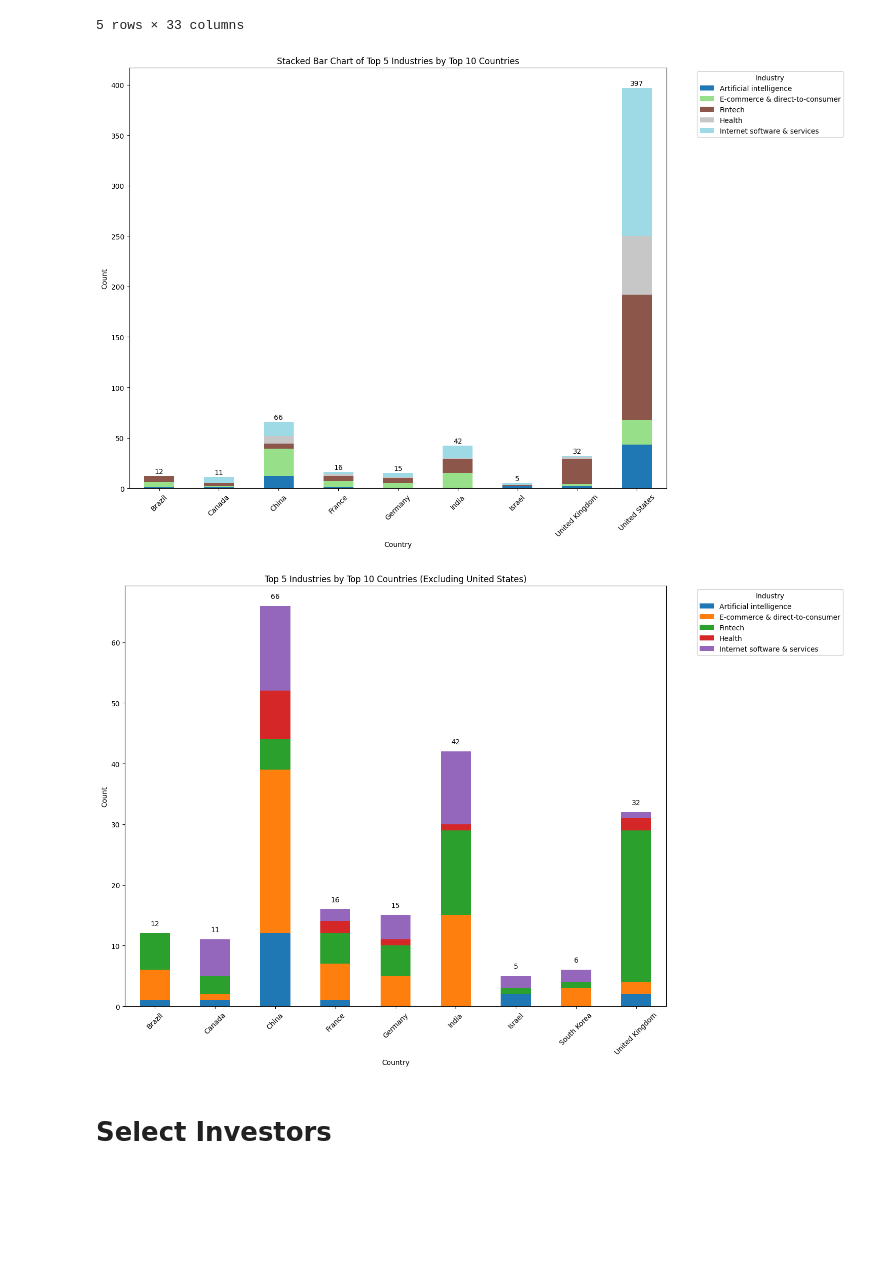
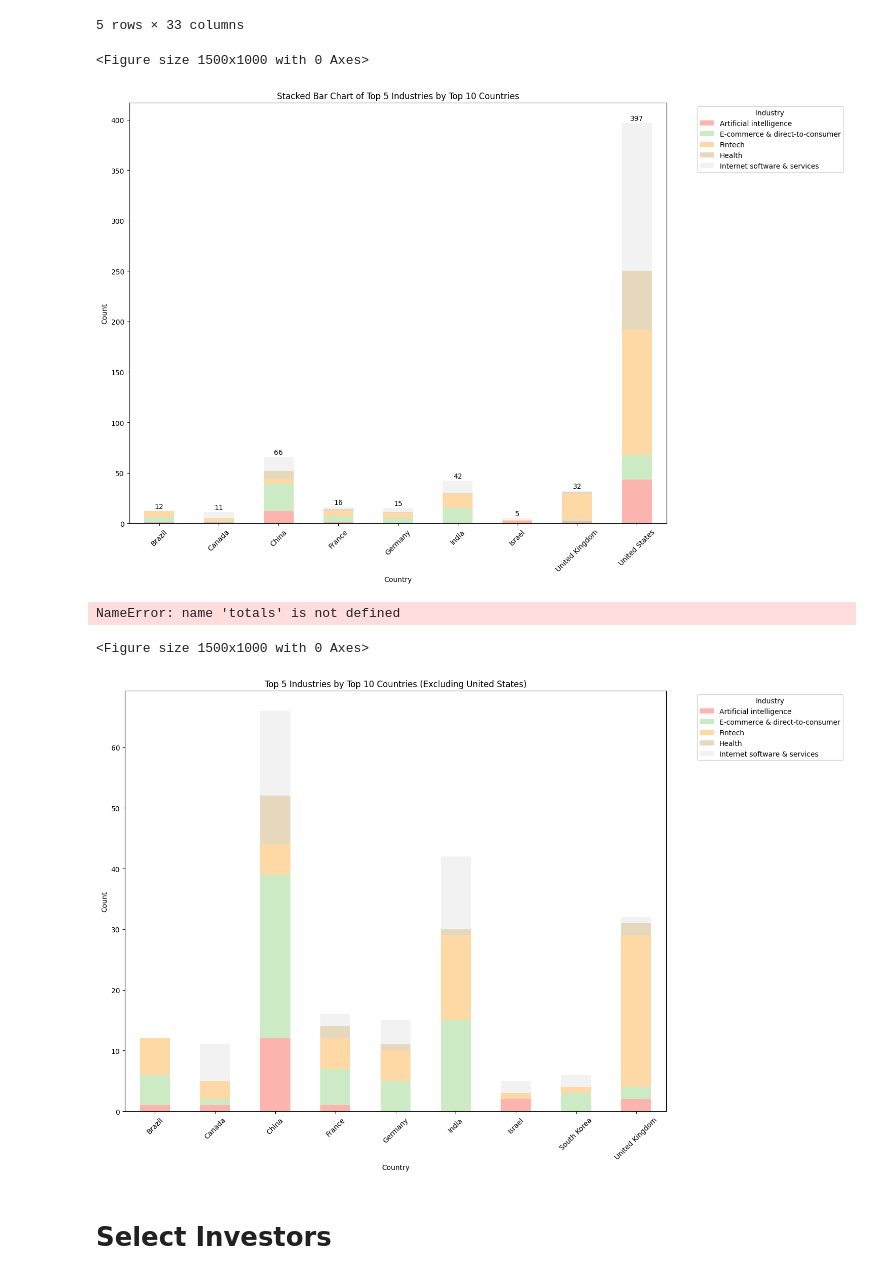
Before and after one commit to lanahuyen/Group_Project_1, a Jupyter notebook: otybaasandorj/Unicorn_oty_condensed.ipynb, the cells around one changed output. Saved outputs shown, nothing was run; the diff lists cells and outputs as text; code cells hidden in the pictures; blank space fills up the shorter version.

```diff
--- a/otybaasandorj/Unicorn_oty_condensed.ipynb
+++ b/otybaasandorj/Unicorn_oty_condensed.ipynb
@@ -222,12 +225,15 @@ filtered_data_no_us_china_top_10 = new_growth_df[new_growth_df['Country'].isin(t
 # Step 5: Group by country and aggregate sum of valuations for the top 10 countries
 country_valuations_top_10_no_us_china = filtered_data_no_us_china_top_10.groupby('Country')[['2022 Valuation', '2023 Valuation', '2024 Valuation']].sum()
 
-# Plotting
+# Define a custom color palette
+custom_palette = sns.color_palette("Set2", len(country_valuations_top_10_no_us_china.index))  # Adjust palette size as needed
+
 plt.figure(figsize=(12, 8))
 
-# Plot each country's sum of valuations as a line
-for country in country_valuations_top_10_no_us_china.index:
-    plt.plot(country_valuations_top_10_no_us_china.columns, country_valuations_top_10_no_us_china.loc[country], marker='o', label=country)
+# Plot each country's sum of valuations as a line with custom colors
+for i, country in enumerate(country_valuations_top_10_no_us_china.index):
+    plt.plot(country_valuations_top_10_no_us_china.columns, country_valuations_top_10_no_us_china.loc[country],
+             marker='o', label=country, color=custom_palette[i])
 
 # Customize labels, title, and ticks
 plt.ylabel('Sum of Valuation', fontsize=14)
@@ -273,11 +279,17 @@ filtered_crosstab = pd.crosstab(filtered_df['Country'], filtered_df['Industry'])
 country_totals = filtered_crosstab.sum(axis=1)
 
 # Step 5: Create a stacked bar chart
-ax = filtered_crosstab.plot(kind='bar', stacked=True, figsize=(15, 10), colormap='tab20')
+plt.figure(figsize=(15, 10))
+
+# Choose a pigmented pastel colormap
+pastel_colors = plt.get_cmap('Pastel1')
+
+# Plot stacked bar chart with pigmented pastel colors
+filtered_crosstab.plot(kind='bar', stacked=True, figsize=(15, 10), colormap=pastel_colors)
 
 # Adding total count labels above each bar
 for i, total in enumerate(country_totals):
-    ax.text(i, total + 1, str(total), ha='center', va='bottom', fontsize=10)
+    plt.text(i, total + 1, str(total), ha='center', va='bottom', fontsize=10)
 
 # Customize labels, title, and ticks
 plt.title('Stacked Bar Chart of Top 5 Industries by Top 10 Countries')
@@ -289,41 +301,49 @@ plt.tight_layout()
 plt.savefig("Images/country_industry.png")
 plt.show()
 # %% [output]
+<Figure size 1500x1000 with 0 Axes>
-[figure, old version]
+[figure, new version]
 # %%
 # Step 1: Filter out the United States
 filtered_df_no_us = new_growth_df[new_growth_df['Country'] != 'United States']
 
 # Step 2: Identify the top 10 countries (excluding the United States) and top 5 industries
 top_countries_no_us = filtered_df_no_us['Country'].value_counts().nlargest(10).index
 top_industries = new_growth_df['Industry'].value_counts().nlargest(5).index
 
 # Step 3: Filter the dataframe to include only the top countries and industries
 filtered_df_no_us = filtered_df_no_us[filtered_df_no_us['Country'].isin(top_countries_no_us) & filtered_df_no_us['Industry'].isin(top_industries)]
 
 # Step 4: Create a crosstab for the filtered data
 filtered_crosstab_no_us = pd.crosstab(filtered_df_no_us['Country'], filtered_df_no_us['Industry'])
 
-# Step 5: Calculate the total count for each country
-totals = filtered_crosstab_no_us.sum(axis=1)
+# Step 5: Create a stacked bar chart
+plt.figure(figsize=(15, 10))
 
-ax = filtered_crosstab_no_us.plot(kind='bar', stacked=True, figsize=(15, 10))
+# Choose a pigmented pastel colormap
+pastel_colors = plt.get_cmap('Pastel1')
+
+# Plot stacked bar chart with pigmented pastel colors
+filtered_crosstab_no_us.plot(kind='bar', stacked=True, figsize=(15, 10), colormap=pastel_colors)
+
+# Customize labels, title, and ticks
 plt.title('Top 5 Industries by Top 10 Countries (Excluding United States)')
 plt.xlabel('Country')
 plt.ylabel('Count')
 plt.legend(title='Industry', bbox_to_anchor=(1.05, 1), loc='upper left')
 plt.xticks(rotation=45)  # Slant x-axis labels by 45 degrees
 plt.tight_layout()
 
 # Add total count labels at the top of each bar
 for i, total in enumerate(totals):
-    ax.text(i, total + 1, str(total), ha='center', va='bottom')
+    plt.text(i, total + 1, str(total), ha='center', va='bottom')
 
-plt.savefig("Images/country_industry_no_usa")
-
+plt.savefig("Images/country_industry_no_usa.png")
 plt.show()
 # %% [output]
+NameError: name 'totals' is not defined
+<Figure size 1500x1000 with 0 Axes>
-[figure, old version]
+[figure, new version]
 # %% [markdown]
 # Select Investors
 # %%
```
Also changed, not shown: parts of 2 cells of this notebook, 6 other files.
